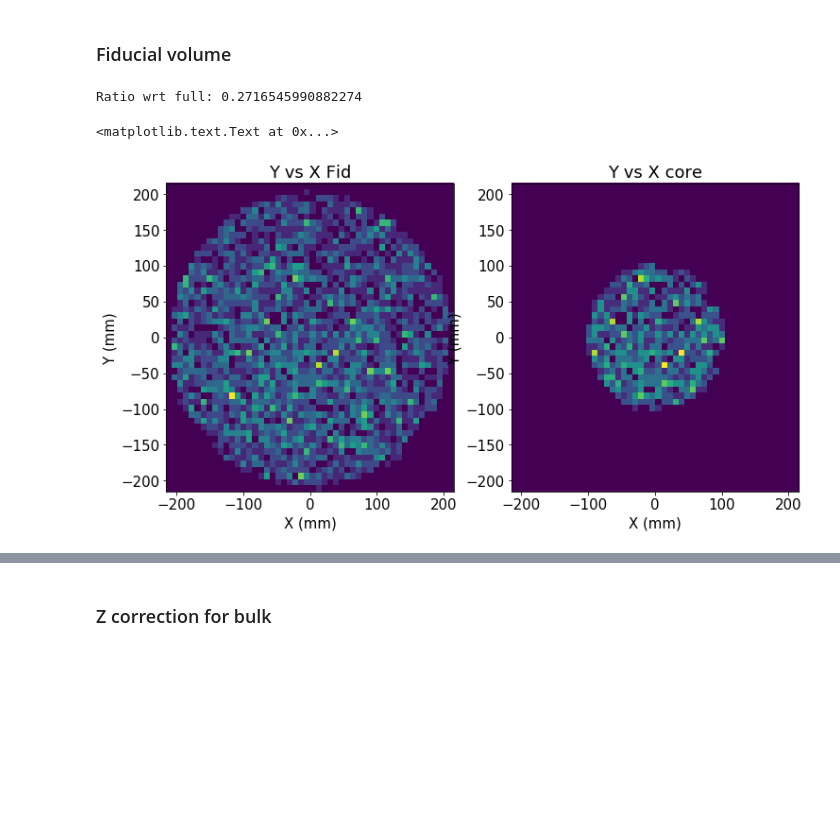
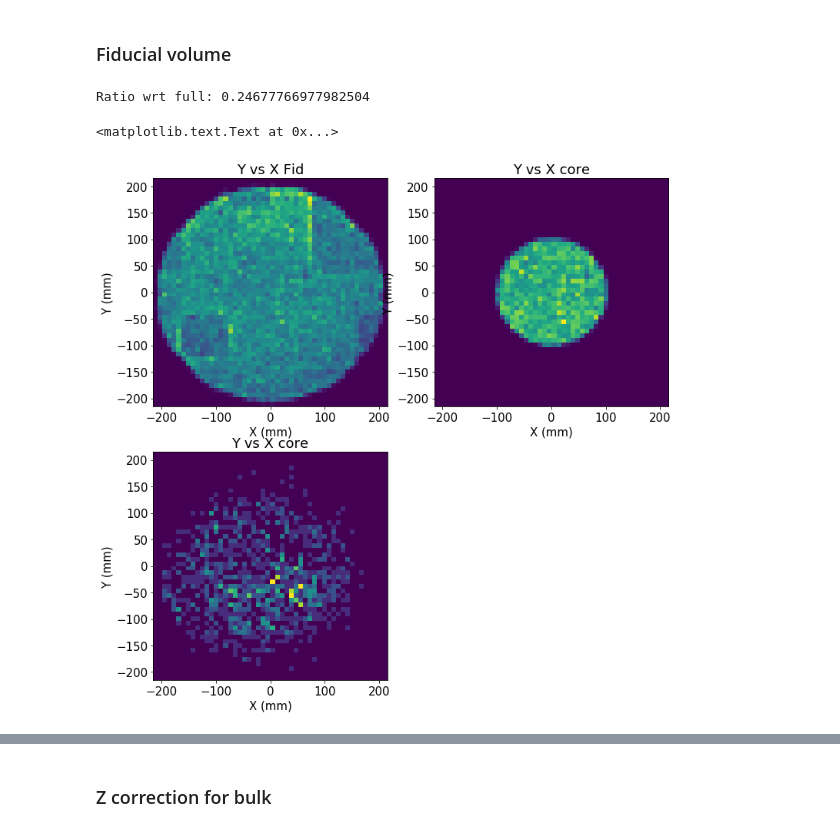
Before and after one commit to bpalmeiro/ICARO, a Jupyter notebook: icaro/Kryptonite/alphas-lifetime.ipynb, the cells around one changed output, grey strips where cells are left out. Cells and saved outputs as stored; diff of their text form; code cells hidden in the pictures; blank space fills up the shorter version.

```diff
--- a/icaro/Kryptonite/alphas-lifetime.ipynb
+++ b/icaro/Kryptonite/alphas-lifetime.ipynb
@@ -78,7 +78,8 @@ fitOpt  = "r"
 # %% [markdown]
 ### Run Parameters
 # %%
-#run_number = 3645
+#run_number = 3628
+run_number = 3645
 #run_number = 3715
 #run_number = 3724
 #run_number = 3733
@@ -99,7 +100,7 @@ fitOpt  = "r"
 #run_number = 3795
 #run_number = 3822
 #run_number = 3824
-run_number = 3826
+#run_number = 3826
 #run_number = 3829
 #run_number = 3855
 #run_number = 3883
@@ -343,29 +344,34 @@ plt.title('S2 vs S1')
 core = full[full.R < 100]
 print("Ratio wrt full:", len(core)/len(full))
 
-core2 = full[full.Z > 300]
-core2 = core2[core2.Z < 500]
+cathode = full[full.Z > 500]
+#core2 = core2[core2.Z < 500]
 
 #core= msc
 # %% [output]
-Ratio wrt full: 0.2716545990882274
+Ratio wrt full: 0.24677766977982504
 # %%
 xrange = -215, 215
 yrange = -215, 215
 
-figsize=(12,6)
+figsize=(12,12)
 plt.figure(figsize=figsize)
-ax = plt.subplot(1, 2, 1)
+ax = plt.subplot(2, 2, 1)
 
 plt.hist2d(full.X, full.Y, (50, 50), range=(xrange, yrange))
 labels("X (mm)", "Y (mm)")
 plt.title('Y vs X Fid')
 
-ax = plt.subplot(1, 2, 2)
+ax = plt.subplot(2, 2, 2)
 
 plt.hist2d(core.X, core.Y, (50, 50), range=(xrange, yrange))
 labels("X (mm)", "Y (mm)")
 plt.title('Y vs X core')
+
+ax = plt.subplot(2, 2, 3)
+plt.hist2d(cathode.X, cathode.Y, (50, 50), range=(xrange, yrange))
+labels("X (mm)", "Y (mm)")
+plt.title('Y vs X core')
 # %% [output]
 <matplotlib.text.Text at 0x...>
-[figure, old version]
+[figure, new version]
```
Also changed, not shown: parts of 33 cells of this notebook.
